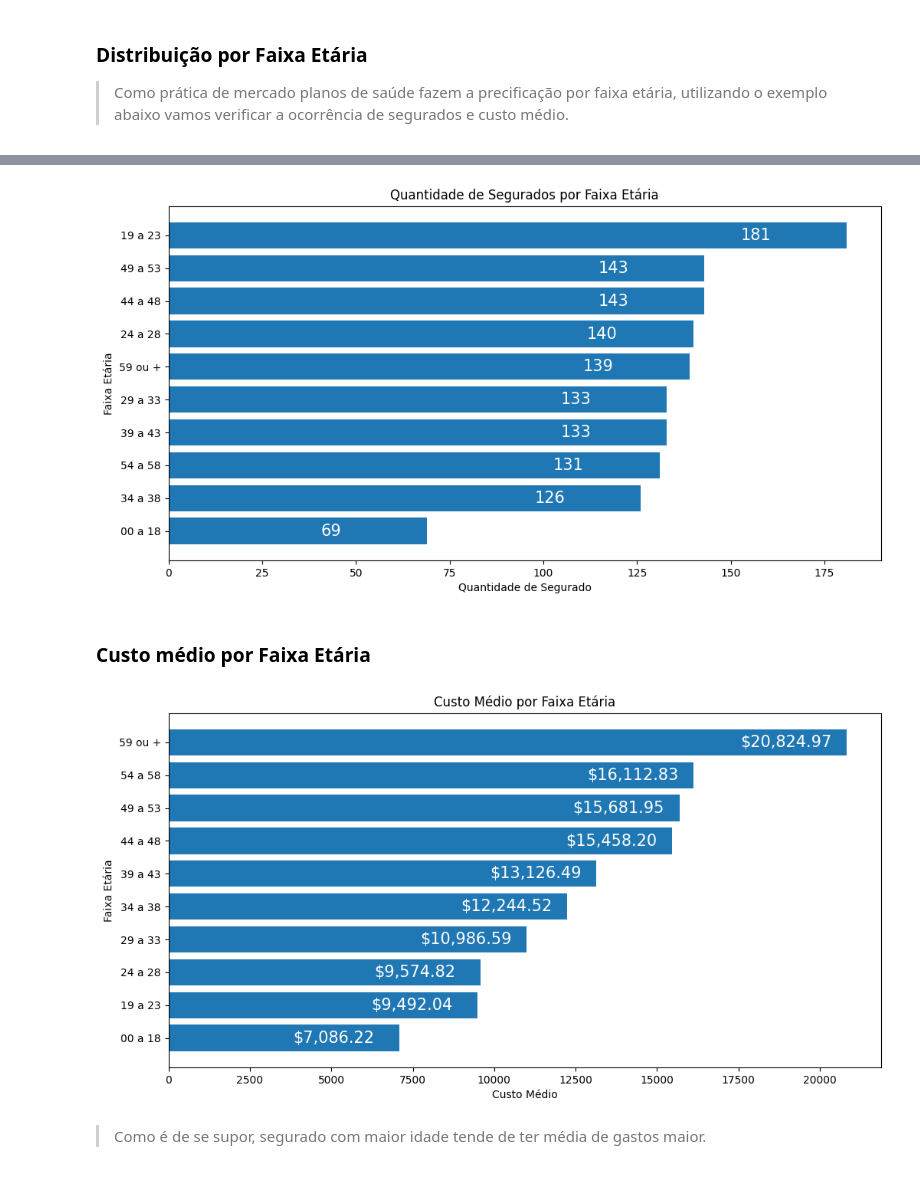
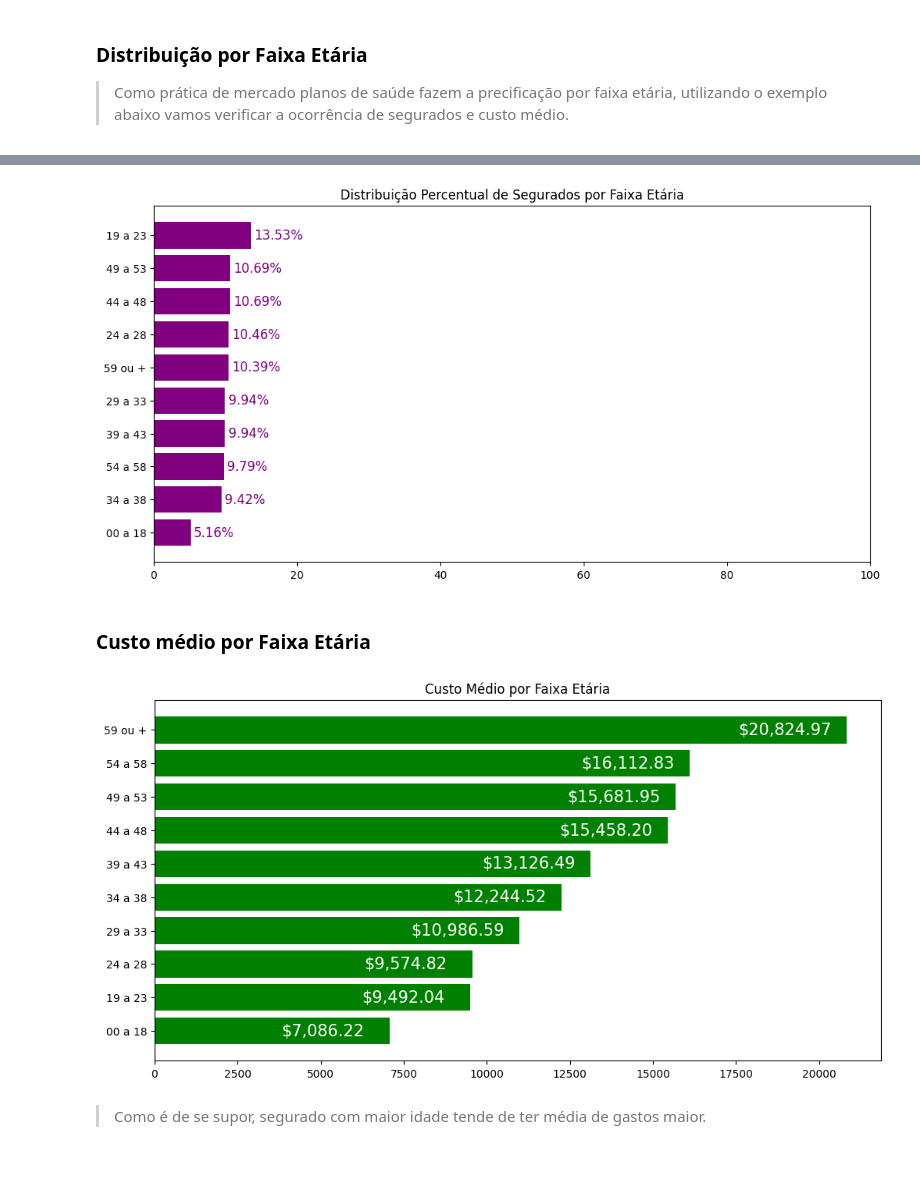
Before and after one commit to fabiobaroliveira/projeto_seguradora_seguro_saude, a Jupyter notebook: analise_exploratoria_seguro_saude.ipynb, the cells around one changed output, grey strips where cells are left out. Cells and saved outputs as stored; diff of their text form; code cells hidden in the pictures.

```diff
--- a/analise_exploratoria_seguro_saude.ipynb
+++ b/analise_exploratoria_seguro_saude.ipynb
@@ -211,23 +215,28 @@ df.head()
 # %%
 # Agrupar dados
 distribuicao_faixa_etaria = df.groupby('age_category').size()
 
+# Transformar em porcentagem
+total = distribuicao_faixa_etaria.sum()
+porcentagem_faixa_etaria = (distribuicao_faixa_etaria / total) * 100
+
 # Ordena os valores em ordem crescente
-distribuicao_faixa_etaria = distribuicao_faixa_etaria.sort_values()
+porcentagem_faixa_etaria = porcentagem_faixa_etaria.sort_values()
 
 # Cria o gráfico
 plt.figure(figsize=(12,6))
-barras = plt.barh(distribuicao_faixa_etaria.index, distribuicao_faixa_etaria.values)
+barras = plt.barh(porcentagem_faixa_etaria.index, porcentagem_faixa_etaria.values, color= 'purple')
 plt.bar_label(barras,
-              fontsize=15,
-              padding=-100, # valor negativo para jogar para dentro da barra
-              color='white')
-plt.xlabel('Quantidade de Segurado')
-plt.ylabel('Faixa Etária')
-plt.title('Quantidade de Segurados por Faixa Etária')
+              labels=[f'{x:.2f}%' for x in porcentagem_faixa_etaria.values], # formata como porcentagem com duas casas
+              fontsize=12,
+              padding=3,
+              color='purple')
+
+plt.title('Distribuição Percentual de Segurados por Faixa Etária')
+plt.xlim(0,100)
 plt.show()
 # %% [output]
-[figure, old version]
+[figure, new version]
 # %% [markdown]
 ### Custo médio por Faixa Etária
 # %%
@@ -239,18 +248,17 @@ custo_faixa_etaria = custo_faixa_etaria.sort_values()
 
 # Cria o gráfico
 plt.figure(figsize=(12,6))
-barras = plt.barh(custo_faixa_etaria.index, custo_faixa_etaria.values)
+barras = plt.barh(custo_faixa_etaria.index, custo_faixa_etaria.values, color= 'green')
 plt.bar_label(barras,
               labels=[f'${x:,.2f}' for x in custo_faixa_etaria.values], # formatacao de milhar no rotulo
               fontsize=15,
               padding=-100, # valor negativo para jogar para dentro da barra
               color='white')
-plt.xlabel('Custo Médio')
-plt.ylabel('Faixa Etária')
+
 plt.title('Custo Médio por Faixa Etária')
 plt.show()
 # %% [output]
-[figure, old version]
+[figure, new version]
 # %% [markdown]
 > Como é de se supor, segurado com maior idade tende de ter média de gastos maior.
 # %% [markdown]
```
Also changed, not shown: parts of 28 cells of this notebook.
